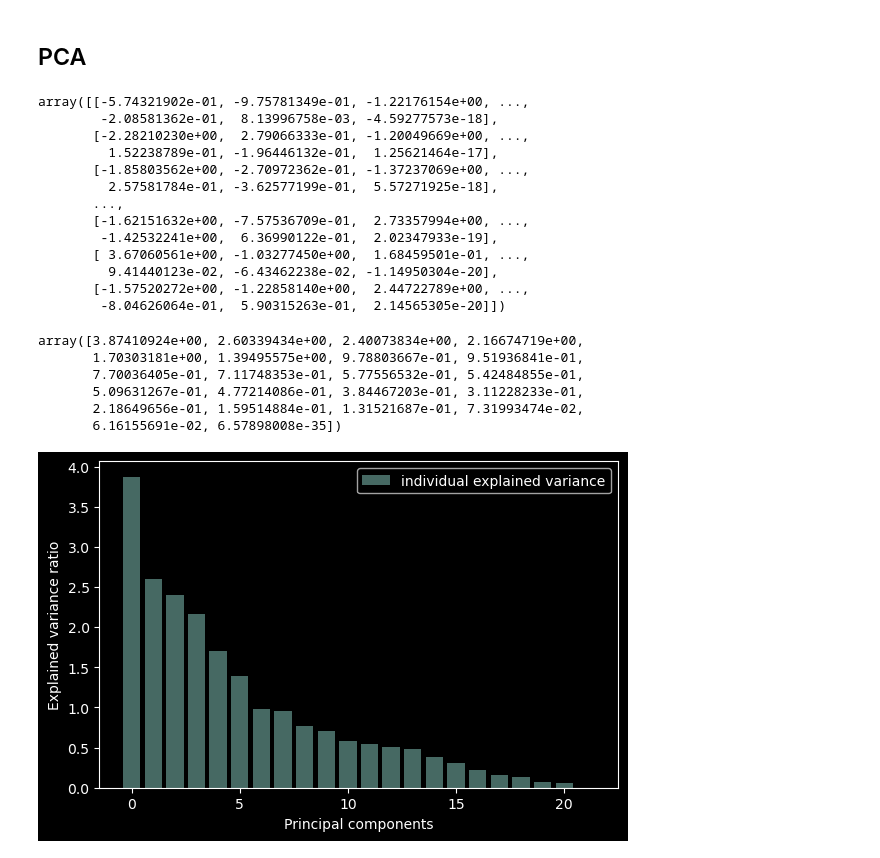
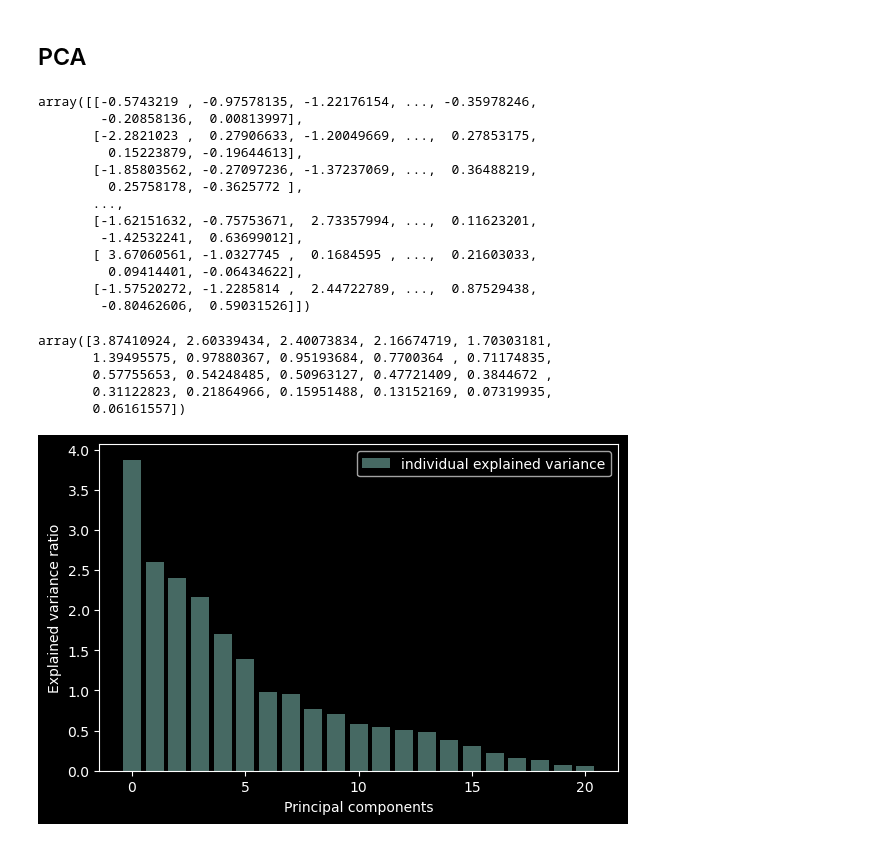
Before and after one commit to sruthik11/Mushroom-Classification_Data-Mining-Final-Project_CSCI-5502, a Jupyter notebook: code/Mushroom_Classification.ipynb, the cells around one changed output. Saved outputs shown, nothing was run; the diff lists cells and outputs as text; code cells hidden in the pictures.

```diff
--- a/code/Mushroom_Classification.ipynb
+++ b/code/Mushroom_Classification.ipynb
@@ -690,0 +693,5 @@ Name: class, dtype: int64
+# %%
+mushrooms = mushrooms.drop(["veil-type"],axis=1)
+# %%
+X_temp = mushrooms.iloc[:,1:23]  # all rows, all the features and no labels
+y = mushrooms.iloc[:, 0]  # all rows, label only
@@ -726,5 +728,4 @@ mushrooms.corr()
 # Scale the data to be between -1 and 1
 from sklearn.preprocessing import StandardScaler
 scaler = StandardScaler()
-X=scaler.fit_transform(X)
-X
+X_temp = scaler.fit_transform(X_temp)
@@ -747,42 +734,41 @@ array([[ 1.02971224,  0.14012794, -0.19824983, ..., -0.67019486,
 # %%
 from sklearn.decomposition import PCA
 pca = PCA()
-pca.fit_transform(X)
+pca.fit_transform(X_temp)
 # %% [output]
-array([[-5.74321902e-01, -9.75781349e-01, -1.22176154e+00, ...,
-        -2.08581362e-01,  8.13996758e-03, -4.59277573e-18],
-       [-2.28210230e+00,  2.79066333e-01, -1.20049669e+00, ...,
-         1.52238789e-01, -1.96446132e-01,  1.25621464e-17],
-       [-1.85803562e+00, -2.70972362e-01, -1.37237069e+00, ...,
-         2.57581784e-01, -3.62577199e-01,  5.57271925e-18],
+array([[-0.5743219 , -0.97578135, -1.22176154, ..., -0.35978246,
+        -0.20858136,  0.00813997],
+       [-2.2821023 ,  0.27906633, -1.20049669, ...,  0.27853175,
+         0.15223879, -0.19644613],
+       [-1.85803562, -0.27097236, -1.37237069, ...,  0.36488219,
+         0.25758178, -0.3625772 ],
        ...,
-       [-1.62151632e+00, -7.57536709e-01,  2.73357994e+00, ...,
-        -1.42532241e+00,  6.36990122e-01,  2.02347933e-19],
-       [ 3.67060561e+00, -1.03277450e+00,  1.68459501e-01, ...,
-         9.41440123e-02, -6.43462238e-02, -1.14950304e-20],
-       [-1.57520272e+00, -1.22858140e+00,  2.44722789e+00, ...,
-        -8.04626064e-01,  5.90315263e-01,  2.14565305e-20]])
+       [-1.62151632, -0.75753671,  2.73357994, ...,  0.11623201,
+        -1.42532241,  0.63699012],
+       [ 3.67060561, -1.0327745 ,  0.1684595 , ...,  0.21603033,
+         0.09414401, -0.06434622],
+       [-1.57520272, -1.2285814 ,  2.44722789, ...,  0.87529438,
+        -0.80462606,  0.59031526]])
 # %%
 covariance=pca.get_covariance()
 # %%
 explained_variance=pca.explained_variance_
 explained_variance
 # %% [output]
-array([3.87410924e+00, 2.60339434e+00, 2.40073834e+00, 2.16674719e+00,
-       1.70303181e+00, 1.39495575e+00, 9.78803667e-01, 9.51936841e-01,
-       7.70036405e-01, 7.11748353e-01, 5.77556532e-01, 5.42484855e-01,
-       5.09631267e-01, 4.77214086e-01, 3.84467203e-01, 3.11228233e-01,
-       2.18649656e-01, 1.59514884e-01, 1.31521687e-01, 7.31993474e-02,
-       6.16155691e-02, 6.57898008e-35])
+array([3.87410924, 2.60339434, 2.40073834, 2.16674719, 1.70303181,
+       1.39495575, 0.97880367, 0.95193684, 0.7700364 , 0.71174835,
+       0.57755653, 0.54248485, 0.50963127, 0.47721409, 0.3844672 ,
+       0.31122823, 0.21864966, 0.15951488, 0.13152169, 0.07319935,
+       0.06161557])
 # %%
 with plt.style.context('dark_background'):
     plt.figure(figsize=(6, 4))
 
-    plt.bar(range(22), explained_variance, alpha=0.5, align='center',
+    plt.bar(range(21), explained_variance, alpha=0.5, align='center',
             label='individual explained variance')
     plt.ylabel('Explained variance ratio')
     plt.xlabel('Principal components')
     plt.legend(loc='best')
     plt.tight_layout()
 # %% [output]
-[figure, old version]
+[figure, new version]
```
Also changed, not shown: parts of 36 cells of this notebook.
